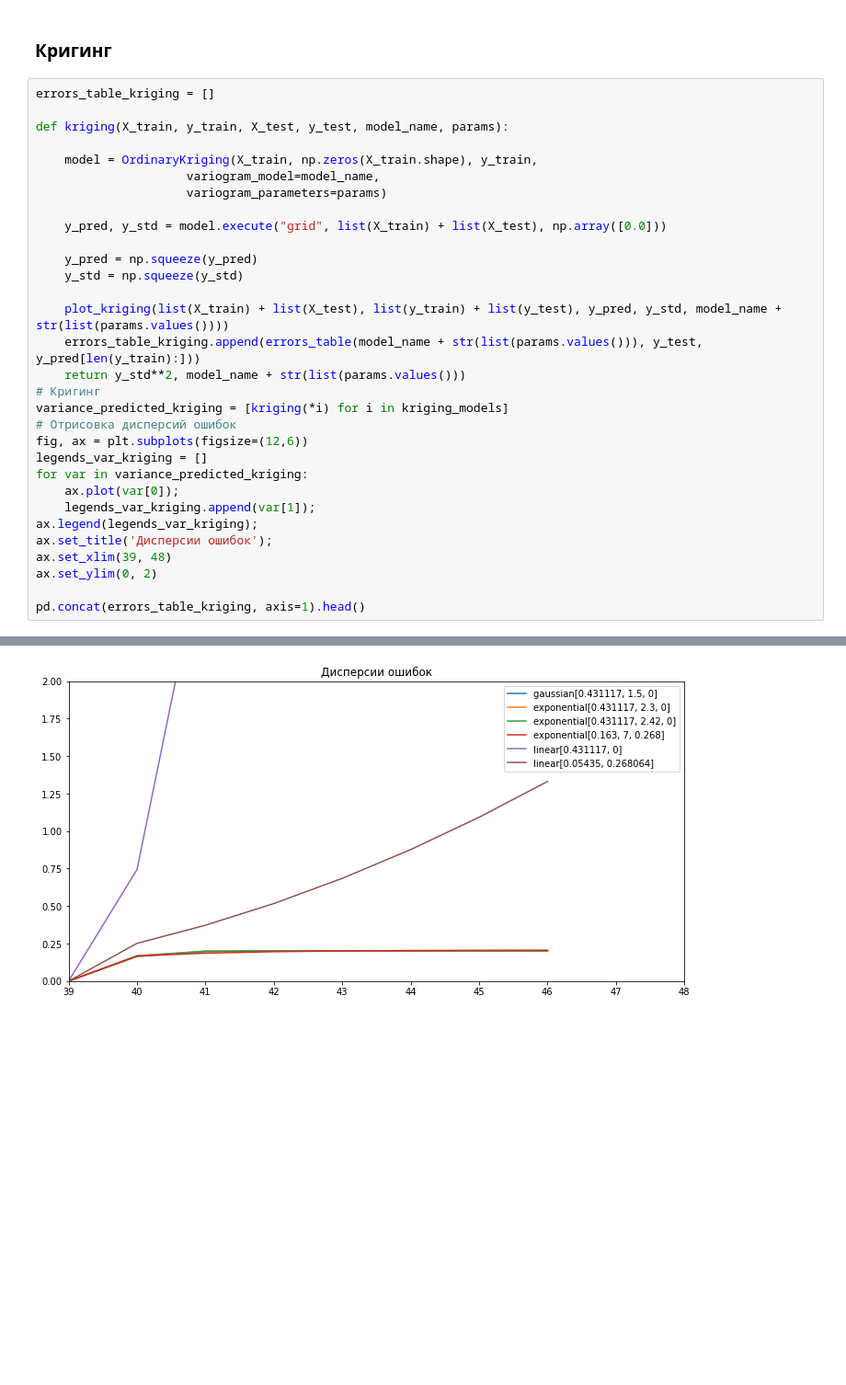
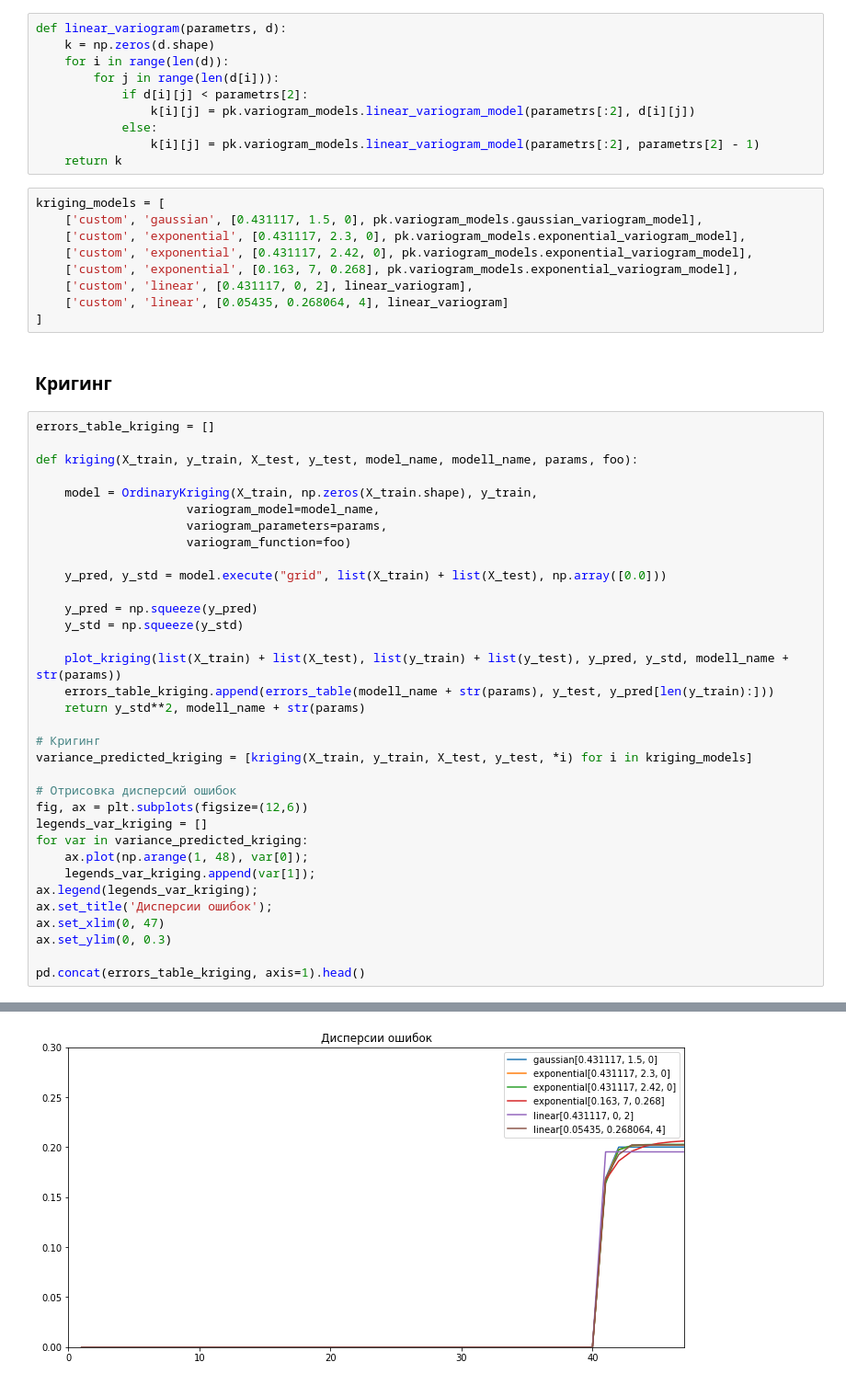
Before and after one commit to nktrn/oxygen_dissolve, a Jupyter notebook: Course work.ipynb, the cells around one changed output, grey strips where cells are left out. Shown at 92% size. Cells and saved outputs as stored; diff of their text form; blank space fills up the shorter version.

Commit message:
add linear models with sill

```diff
--- a/Course work.ipynb
+++ b/Course work.ipynb
@@ -464,37 +449,59 @@ def plot_kriging(X_test, y_test, y_pred, y_std, name):
     ax.set_xlim(0, 48)
     ax.set_ylim(7, 10)
     plt.show()
+# %%
+def linear_variogram(parametrs, d):
+    k = np.zeros(d.shape)
+    for i in range(len(d)):
+        for j in range(len(d[i])):
+            if d[i][j] < parametrs[2]:
+                k[i][j] = pk.variogram_models.linear_variogram_model(parametrs[:2], d[i][j])
+            else:
+                k[i][j] = pk.variogram_models.linear_variogram_model(parametrs[:2], parametrs[2] - 1)
+    return k
+# %%
+kriging_models = [
+    ['custom', 'gaussian', [0.431117, 1.5, 0], pk.variogram_models.gaussian_variogram_model],
+    ['custom', 'exponential', [0.431117, 2.3, 0], pk.variogram_models.exponential_variogram_model],
+    ['custom', 'exponential', [0.431117, 2.42, 0], pk.variogram_models.exponential_variogram_model],
+    ['custom', 'exponential', [0.163, 7, 0.268], pk.variogram_models.exponential_variogram_model],
+    ['custom', 'linear', [0.431117, 0, 2], linear_variogram],
+    ['custom', 'linear', [0.05435, 0.268064, 4], linear_variogram]
+]
 # %% [markdown]
 ### Кригинг
 # %%
 errors_table_kriging = []
 
-def kriging(X_train, y_train, X_test, y_test, model_name, params):
+def kriging(X_train, y_train, X_test, y_test, model_name, modell_name, params, foo):
 
     model = OrdinaryKriging(X_train, np.zeros(X_train.shape), y_train,
                      variogram_model=model_name,
-                     variogram_parameters=params)
+                     variogram_parameters=params,
+                     variogram_function=foo)
 
     y_pred, y_std = model.execute("grid", list(X_train) + list(X_test), np.array([0.0]))
 
     y_pred = np.squeeze(y_pred)
     y_std = np.squeeze(y_std)
 
-    plot_kriging(list(X_train) + list(X_test), list(y_train) + list(y_test), y_pred, y_std, model_name + str(list(params.values())))
-    errors_table_kriging.append(errors_table(model_name + str(list(params.values())), y_test, y_pred[len(y_train):]))
-    return y_std**2, model_name + str(list(params.values()))
+    plot_kriging(list(X_train) + list(X_test), list(y_train) + list(y_test), y_pred, y_std, modell_name + str(params))
+    errors_table_kriging.append(errors_table(modell_name + str(params), y_test, y_pred[len(y_train):]))
+    return y_std**2, modell_name + str(params)
+
 # Кригинг
-variance_predicted_kriging = [kriging(*i) for i in kriging_models]
+variance_predicted_kriging = [kriging(X_train, y_train, X_test, y_test, *i) for i in kriging_models]
+
 # Отрисовка дисперсий ошибок
 fig, ax = plt.subplots(figsize=(12,6))
 legends_var_kriging = []
 for var in variance_predicted_kriging:
-    ax.plot(var[0]);
+    ax.plot(np.arange(1, 48), var[0]);
     legends_var_kriging.append(var[1]);
 ax.legend(legends_var_kriging);
 ax.set_title('Дисперсии ошибок');
-ax.set_xlim(39, 48)
-ax.set_ylim(0, 2)
+ax.set_xlim(0, 47)
+ax.set_ylim(0, 0.3)
 
 pd.concat(errors_table_kriging, axis=1).head()
 # %% [output]
@@ -507,6 +514,6 @@ pd.concat(errors_table_kriging, axis=1).head()
 |  | gaussian[0.431117, 1.5, 0] | exponential[0.431117, 2.3, 0] | exponential[0.431117, 2.42, 0] | exponential[0.163, 7, 0.268] | ... |
 | E | -0.5975 | -0.5916 | -0.5897 | -0.5502 | ... |
 | std | 0.4771 | 0.4757 | 0.4758 | 0.4804 | ... |
 | MAE | 0.6157 | 0.6120 | 0.6106 | 0.5861 | ... |
 | MSE | 0.5846 | 0.5763 | 0.5742 | 0.5335 | ... |
-[figure, old version]
+[figure, new version]
```
Also changed, not shown: parts of 9 cells of this notebook.
